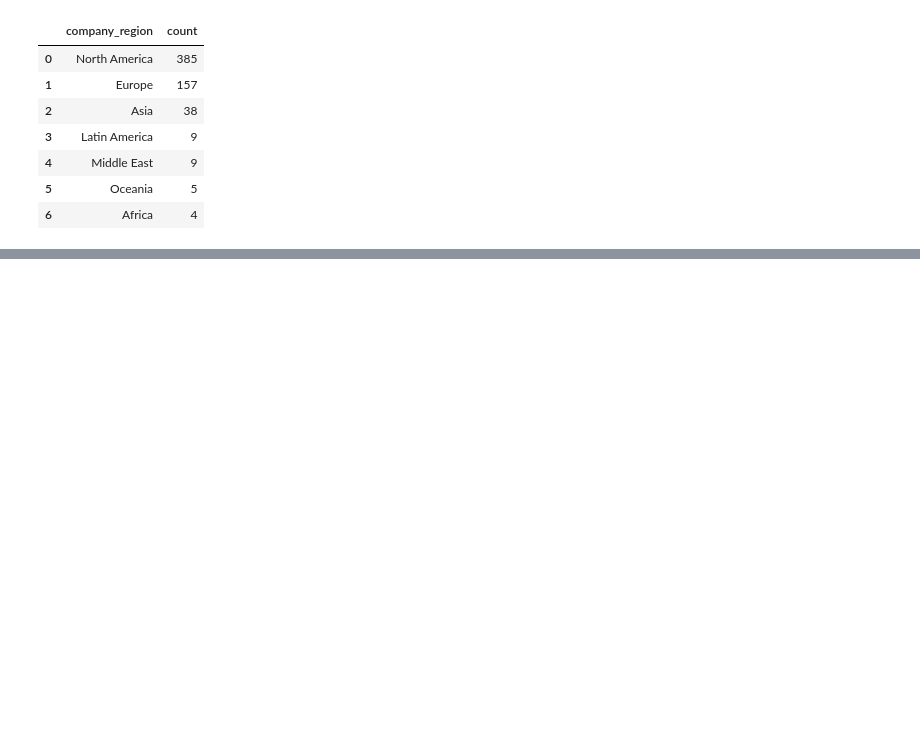
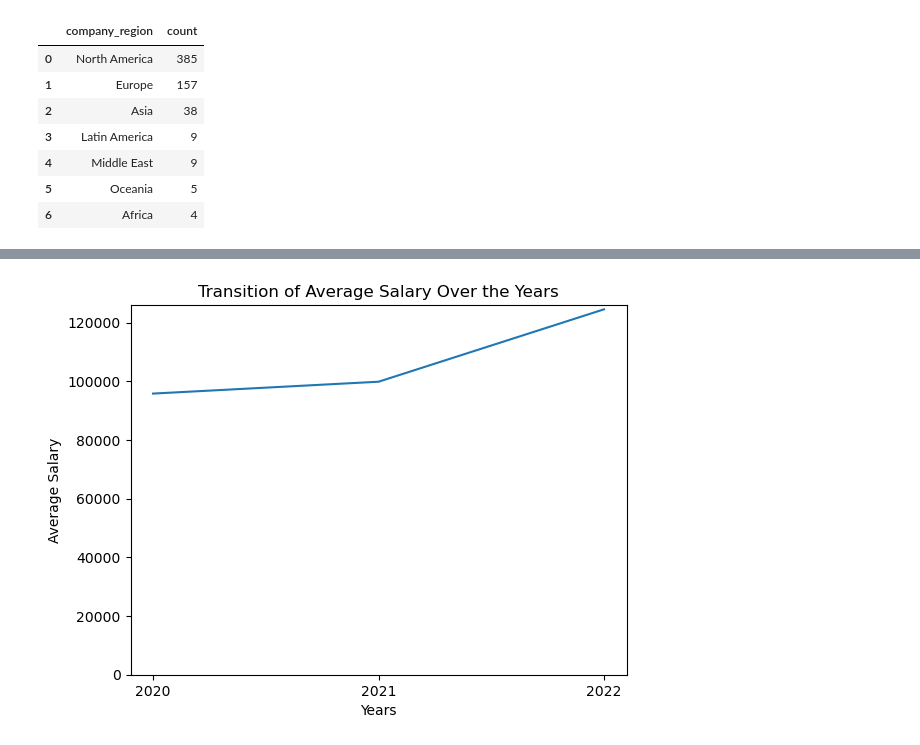
Before and after one commit to ubco-W2022T2-data301/project-group-group07, a Jupyter notebook: analysis/analysis3.ipynb, the cells around one changed output, grey strips where cells are left out. Drawn from its saved outputs; the diff is of its cells as text; code cells hidden in the pictures; blank space fills up the shorter version.

```diff
--- a/analysis/analysis3.ipynb
+++ b/analysis/analysis3.ipynb
@@ -487,0 +545,21 @@ count_category_groupby(df, 'company_region', 'remote_ratio', order_column2=[0,50
+# %%
+def mean_category(data=None, column=None):
+    """
+    This function counts the number of rows of each unique element within the specified column.
+
+    Args:
+        data: Dataframe, default:None
+            Dataframe to be consedered in counting.
+        column: String, default:None
+            Column that is grouped by and calculated mean of unique elements.
+
+    Returns:
+        df: Dataframe
+            Dataframe for each item in specified group and the number of corresponding elements.
+    """
+    df = (
+        data.groupby(column)
+            .mean()
+            .reset_index()
+    )
+    return df
@@ -517,0 +664,11 @@ yuki.count_category(data = df, column = 'company_region')
+# %%
+#boxplotの代わりにaverageを使って折れ線グラフが作りたい。そんな人生だった。
+df1 = mean_category(df, 'work_year')
+sns.lineplot(data=df1, x='work_year', y='salary')\
+    .set(title= "Transition of Average Salary Over the Years",
+         xlabel = "Years", ylabel = "Average Salary")
+plt.ylim(0)
+plt.xticks(df1['work_year'])
+plt.show()
+# %% [output]
+[figure, added]
```
Also changed, not shown: parts of 19 cells of this notebook, 1 other file.
